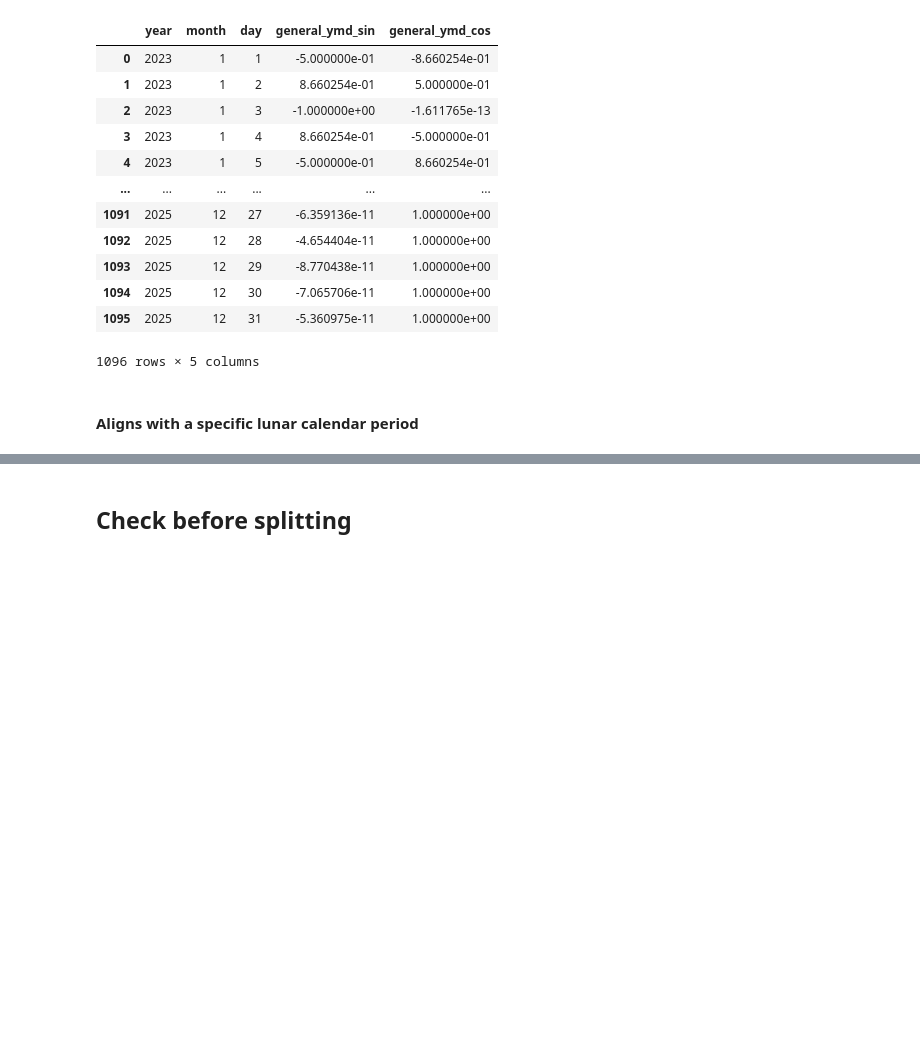
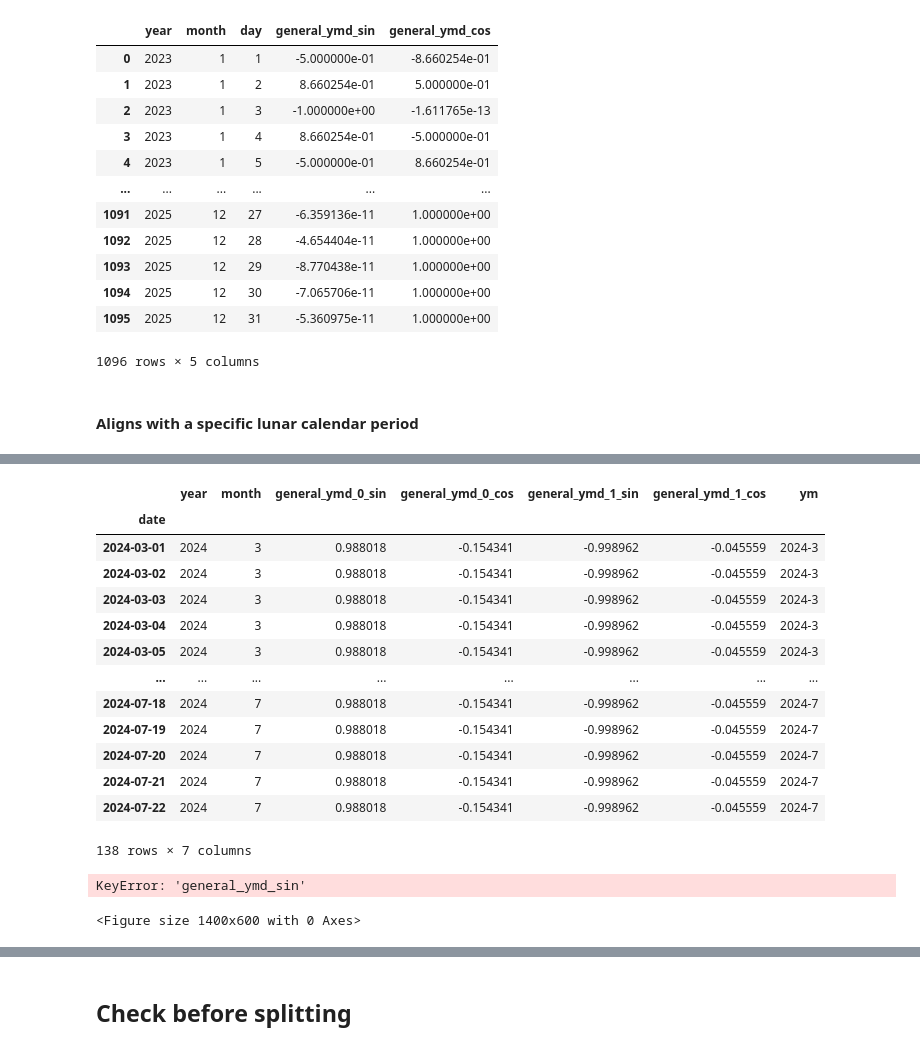
Before and after one commit to chiseanchang0727/aicup-predict-energy-generation, a Jupyter notebook: test_region/Predict_1_Sean.ipynb, the cells around one changed output, grey strips where cells are left out. Cells and saved outputs as stored; diff of their text form; code cells hidden in the pictures; blank space fills up the shorter version.

```diff
--- a/test_region/Predict_1_Sean.ipynb
+++ b/test_region/Predict_1_Sean.ipynb
@@ -180,3 +189,47 @@ df_fe_result_sinusoidal_time = df_fe_result
+# %%
+pe_check['ym'] = pe_check['year'].astype(str) + '-' + pe_check['month'].astype(str)
+pe_check_2 = pe_check.set_index('date')
+pe_check_2
+# %% [output]
+|  | year | month | general_ymd_0_sin | general_ymd_0_cos | general_ymd_1_sin | general_ymd_1_cos | ym |
+| date |  |  |  |  |  |  |  |
+| 2024-03-01 | 2024 | 3 | 0.988018 | -0.154341 | -0.998962 | -0.045559 | 2024-3 |
+| 2024-03-02 | 2024 | 3 | 0.988018 | -0.154341 | -0.998962 | -0.045559 | 2024-3 |
+| 2024-03-03 | 2024 | 3 | 0.988018 | -0.154341 | -0.998962 | -0.045559 | 2024-3 |
+| 2024-03-04 | 2024 | 3 | 0.988018 | -0.154341 | -0.998962 | -0.045559 | 2024-3 |
+| 2024-03-05 | 2024 | 3 | 0.988018 | -0.154341 | -0.998962 | -0.045559 | 2024-3 |
+| ... | ... | ... | ... | ... | ... | ... | ... |
+| 2024-07-18 | 2024 | 7 | 0.988018 | -0.154341 | -0.998962 | -0.045559 | 2024-7 |
+| 2024-07-19 | 2024 | 7 | 0.988018 | -0.154341 | -0.998962 | -0.045559 | 2024-7 |
+| 2024-07-20 | 2024 | 7 | 0.988018 | -0.154341 | -0.998962 | -0.045559 | 2024-7 |
+| 2024-07-21 | 2024 | 7 | 0.988018 | -0.154341 | -0.998962 | -0.045559 | 2024-7 |
+| 2024-07-22 | 2024 | 7 | 0.988018 | -0.154341 | -0.998962 | -0.045559 | 2024-7 |
+138 rows × 7 columns
+# %%
+def plot_sinusoidal_transformations(df, col_name):
+    # Set up the plot
+    plt.figure(figsize=(14, 6))
+
+    # Plot the sine transformation
+    plt.plot(df[f'{col_name}_sin'], label=f'{col_name}_sin', color='b')
+
+    # Plot the cosine transformation
+    plt.plot(df[f'{col_name}_cos'], label=f'{col_name}_cos', color='r')
+
+    # Labeling the plot
+    plt.title(f'Sinusoidal Transformations for {col_name}')
+    plt.xlabel('Index')
+    plt.ylabel('Transformed Value')
+    plt.legend()
+
+    # Show the plot
+    plt.show()
+
+# Assuming your DataFrame has the sinusoidal transformations
+plot_sinusoidal_transformations(pe_check_2, 'general_ymd')
+# %% [output]
+KeyError: 'general_ymd_sin'
+<Figure size 1400x600 with 0 Axes>
 # %%
 # input data
 drop_cols = ['locationcode', 'year']
```
Also changed, not shown: parts of 6 cells of this notebook, 4 other files.
